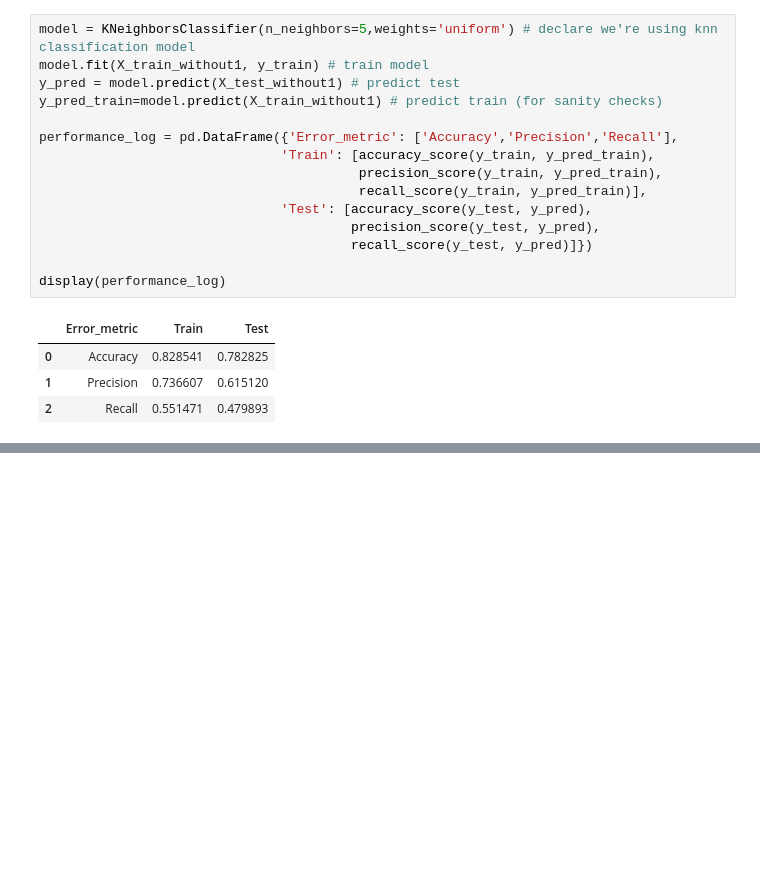
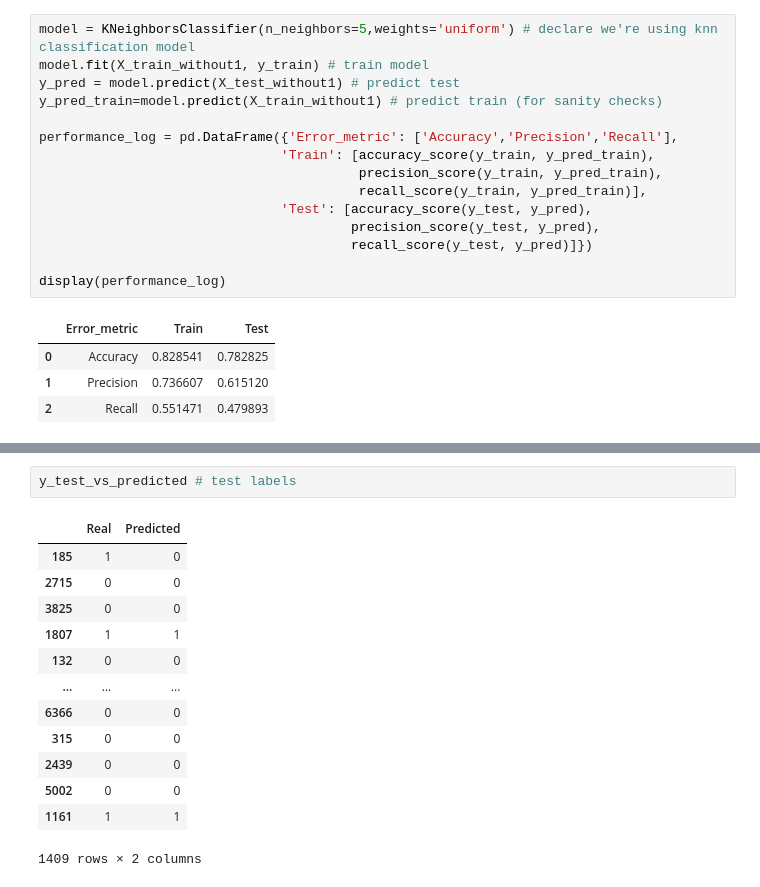
Before and after one commit to DominikKoppen/Dominik_Ironhack, a Jupyter notebook: Labs/Week_7/Lab_Classification_Handling_Logistic_Regression_Imbalanced_data.ipynb, the cells around one changed output, grey strips where cells are left out. Cells and saved outputs as stored; diff of their text form; blank space fills up the shorter version.

```diff
--- a/Labs/Week_7/Lab_Classification_Handling_Logistic_Regression_Imbalanced_data.ipynb
+++ b/Labs/Week_7/Lab_Classification_Handling_Logistic_Regression_Imbalanced_data.ipynb
@@ -359,0 +409,16 @@ display(performance_log)
+# %%
+y_test_vs_predicted # test labels
+# %% [output]
+|  | Real | Predicted |
+| 185 | 1 | 0 |
+| 2715 | 0 | 0 |
+| 3825 | 0 | 0 |
+| 1807 | 1 | 1 |
+| 132 | 0 | 0 |
+| ... | ... | ... |
+| 6366 | 0 | 0 |
+| 315 | 0 | 0 |
+| 2439 | 0 | 0 |
+| 5002 | 0 | 0 |
+| 1161 | 1 | 1 |
+1409 rows × 2 columns
```
Also changed, not shown: parts of 5 cells of this notebook.
